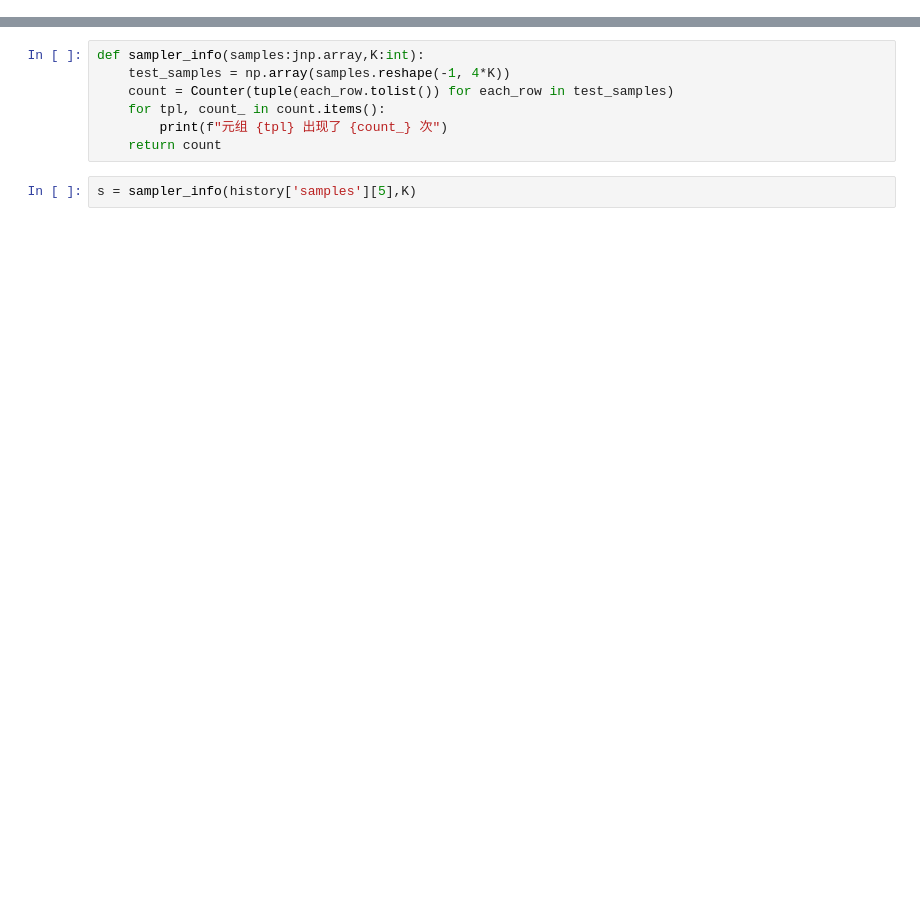
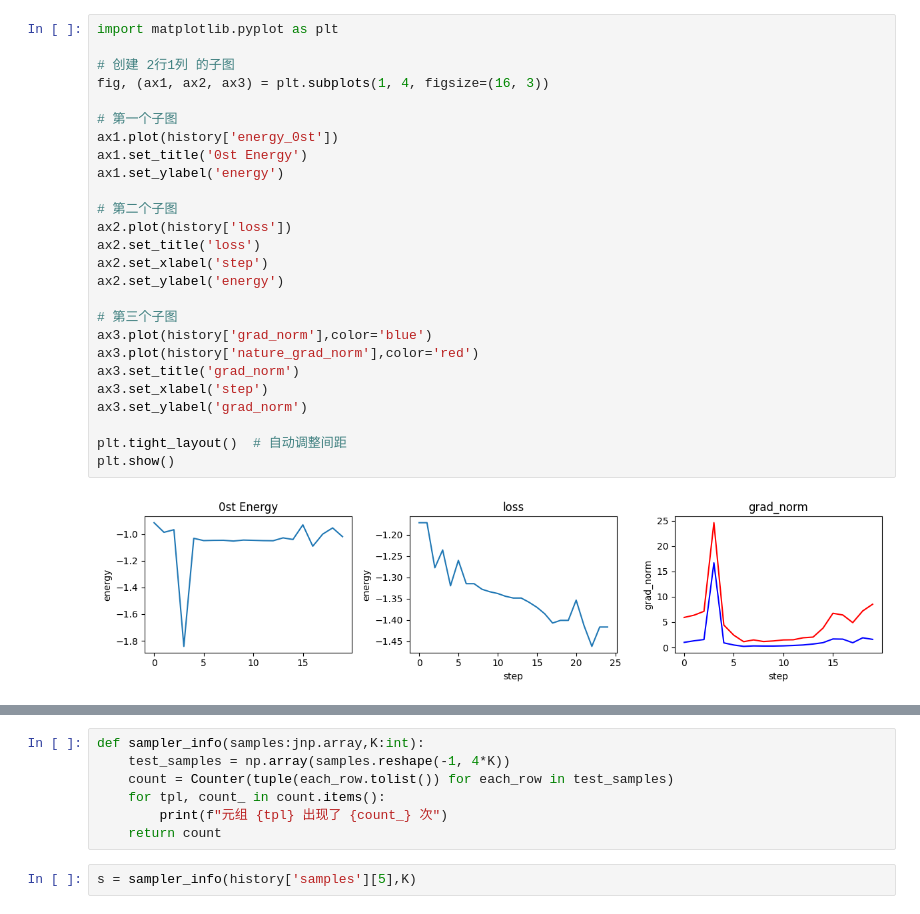
Before and after one commit to YangD5014/Nerual-Quantum-Network-State, a Jupyter notebook: 5 月/0510/NES_new_vserison/测试/自然梯度测试-1.ipynb, the cells around one changed output, grey strips where cells are left out. Cells and saved outputs as stored; diff of their text form; blank space fills up the shorter version.

```diff
--- a/5 月/0510/NES_new_vserison/测试/自然梯度测试-1.ipynb
+++ b/5 月/0510/NES_new_vserison/测试/自然梯度测试-1.ipynb
@@ -153,3 +190,31 @@ log_Psi: mean=1.053-0.419j | min=-0.757-0.471j | max=1.411+1.179j
 ============================================================
 训练完成!
 ============================================================
+# %%
+import matplotlib.pyplot as plt
+
+# 创建 2行1列 的子图
+fig, (ax1, ax2, ax3) = plt.subplots(1, 4, figsize=(16, 3))
+
+# 第一个子图
+ax1.plot(history['energy_0st'])
+ax1.set_title('0st Energy')
+ax1.set_ylabel('energy')
+
+# 第二个子图
+ax2.plot(history['loss'])
+ax2.set_title('loss')
+ax2.set_xlabel('step')
+ax2.set_ylabel('energy')
+
+# 第三个子图
+ax3.plot(history['grad_norm'],color='blue')
+ax3.plot(history['nature_grad_norm'],color='red')
+ax3.set_title('grad_norm')
+ax3.set_xlabel('step')
+ax3.set_ylabel('grad_norm')
+
+plt.tight_layout()  # 自动调整间距
+plt.show()
+# %% [output]
+[figure, added]
```
Also changed, not shown: parts of 6 cells of this notebook, 14 other files.
